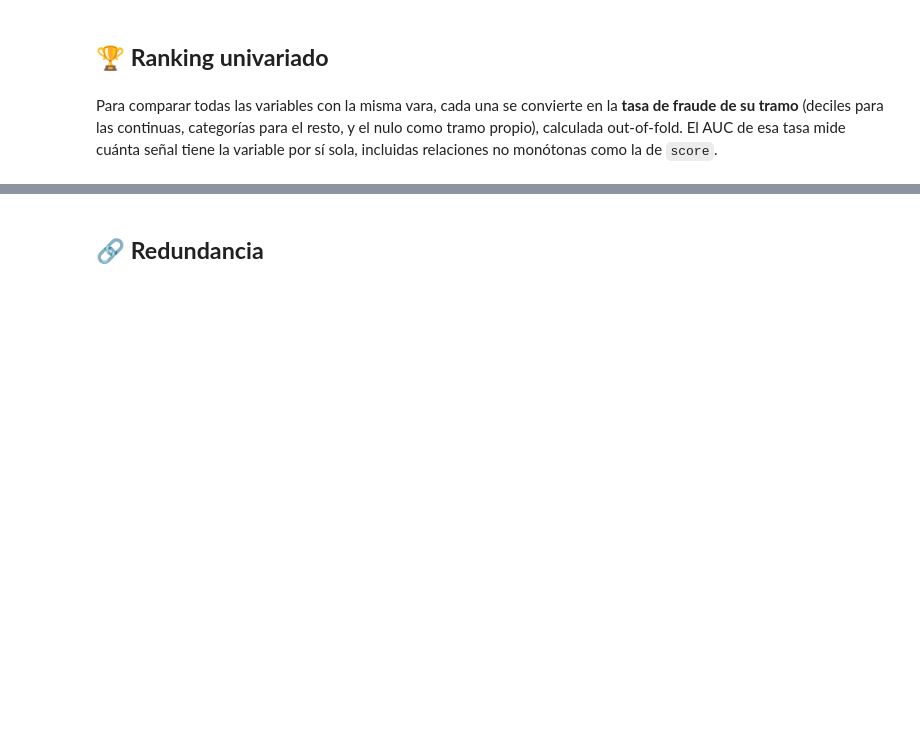
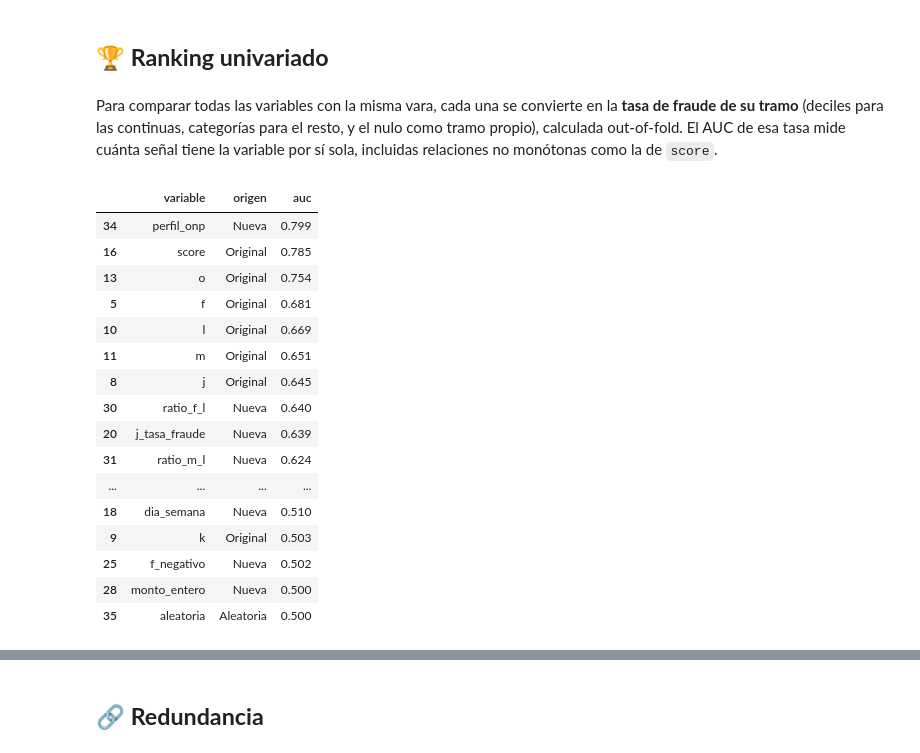
Before and after one commit to JuanFeDS/fraud_shipping, a Jupyter notebook: notebooks/03.feature_engineering.ipynb, the cells around one changed output, grey strips where cells are left out. Saved outputs shown, nothing was run; the diff lists cells and outputs as text; code cells hidden in the pictures; blank space fills up the shorter version.

```diff
--- a/notebooks/03.feature_engineering.ipynb
+++ b/notebooks/03.feature_engineering.ipynb
@@ -313,24 +390,45 @@ graficar_tasa_fraude(
 # %% [markdown]
 Para comparar todas las variables con la misma vara, cada una se convierte en la **tasa de fraude de su tramo** (deciles para las continuas, categorías para el resto, y el nulo como tramo propio), calculada out-of-fold. El AUC de esa tasa mide cuánta señal tiene la variable por sí sola, incluidas relaciones no monótonas como la de `score`.
 # %%
-# AUC univariado out-of-fold de cada variable, original o nueva
+# AUC univariado out-of-fold de cada variable, original o nueva, más una variable aleatoria como piso de ruido
 features_nuevas = [columna for columna in df.columns if columna not in columnas_originales + ['fecha', 'fraude']]
 
 
 def tramos(serie):
     """Deciles para las numéricas continuas y valores tal cual para las discretas y categóricas; el nulo queda como tramo propio."""
     if pd.api.types.is_numeric_dtype(serie) and serie.nunique() > MAXIMO_VALORES_DISCRETOS:
         serie = pd.qcut(serie, NUMERO_TRAMOS, duplicates='drop')
     return serie.astype(str)
 
 
+variables_ranking = {columna: df[columna] for columna in columnas_originales + features_nuevas}
+variables_ranking['aleatoria'] = pd.Series(np.random.default_rng(SEMILLA).uniform(size=len(df)), index=df.index)
+
 ranking = pd.DataFrame([
     {
-        'variable': columna,
-        'origen': 'Nueva' if columna in features_nuevas else 'Original',
-        'auc': roc_auc_score(df['fraude'], tasa_fraude_oof(tramos(df[columna]), df['fraude'], folds)),
+        'variable': nombre,
+        'origen': 'Aleatoria' if nombre == 'aleatoria' else 'Nueva' if nombre in features_nuevas else 'Original',
+        'auc': roc_auc_score(df['fraude'], tasa_fraude_oof(tramos(serie), df['fraude'], folds)),
     }
-    for columna in columnas_originales + features_nuevas
+    for nombre, serie in variables_ranking.items()
 ]).sort_values('auc', ascending=False)
 ranking.round(3)
+# %% [output]
+|  | variable | origen | auc |
+| 34 | perfil_onp | Nueva | 0.799 |
+| 16 | score | Original | 0.785 |
+| 13 | o | Original | 0.754 |
+| 5 | f | Original | 0.681 |
+| 10 | l | Original | 0.669 |
+| 11 | m | Original | 0.651 |
+| 8 | j | Original | 0.645 |
+| 30 | ratio_f_l | Nueva | 0.640 |
+| 20 | j_tasa_fraude | Nueva | 0.639 |
+| 31 | ratio_m_l | Nueva | 0.624 |
+| ... | ... | ... | ... |
+| 18 | dia_semana | Nueva | 0.510 |
+| 9 | k | Original | 0.503 |
+| 25 | f_negativo | Nueva | 0.502 |
+| 28 | monto_entero | Nueva | 0.500 |
+| 35 | aleatoria | Aleatoria | 0.500 |
 # %%
```
Also changed, not shown: parts of 20 cells of this notebook.
